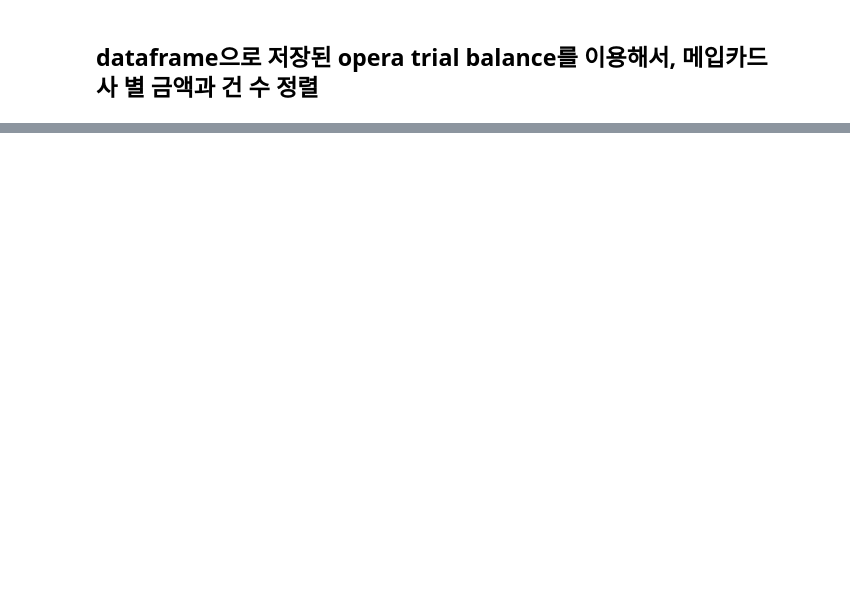
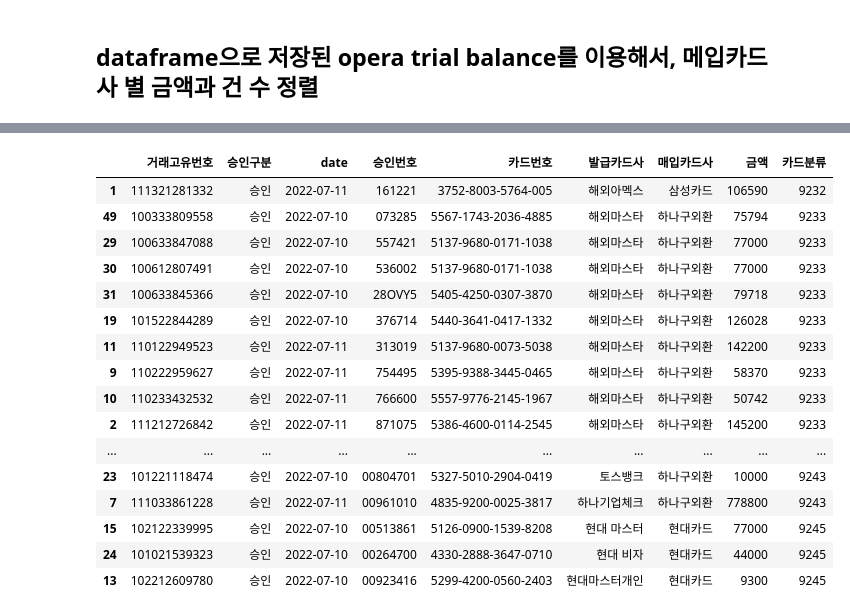
Before and after one commit to talhea/pycard, a Jupyter notebook: arranging_card_history.ipynb, the cells around one changed output, grey strips where cells are left out. Drawn from its saved outputs; the diff is of its cells as text; code cells hidden in the pictures; blank space fills up the shorter version.

```diff
--- a/arranging_card_history.ipynb
+++ b/arranging_card_history.ipynb
@@ -60,77 +62,95 @@ NH카드     21   2878266
 # %%
-# '발급카드사'를 바탕으로 EDI파일의 내용대로 분리
-# '발급카드사' series를 looping => 조건식으로 분류리스트를 만들어서 컬럼으로 추가
-
-# 카드분류 컬럼 추가
+# 6. EDI 엑셀에 입력하기위한 카드 분류
+# '카드분류' 컬럼 생성
 card_history_df['카드분류'] = '분류'        # 'LT', 'KEB', 'JCB', 'VISA', 'MASTER', 'SA', 'SS', 'SH', 'BC', 'KB', 'HD', 'NH', 'CITI'
 
 # 'LT'
 condition = (card_history_df['매입카드사'].str.startswith('롯데', na=False))
-bc_cards = card_history_df[condition].index.tolist()
-card_history_df.loc[bc_cards, '카드분류'] = '9244'
+collected_cards = card_history_df[condition].index.tolist()
+card_history_df.loc[collected_cards, '카드분류'] = '9244'
 
 # 'KEB'
 condition = (card_history_df['매입카드사'] == '하나구외환')  & (card_history_df['발급카드사'].str.startswith('하나', na=False) | card_history_df['발급카드사'].str.startswith('토스', na=False))
-bc_cards = card_history_df[condition].index.tolist()
-card_history_df.loc[bc_cards, '카드분류'] = '9243'
+collected_cards = card_history_df[condition].index.tolist()
+card_history_df.loc[collected_cards, '카드분류'] = '9243'
 
 # 'JCB'
 condition = (card_history_df['발급카드사'].str.contains('제이씨비', na=False))
-bc_cards = card_history_df[condition].index.tolist()
-card_history_df.loc[bc_cards, '카드분류'] = '9235'
+collected_cards = card_history_df[condition].index.tolist()
+card_history_df.loc[collected_cards, '카드분류'] = '9235'
 
 # 'VISA'
 condition = (card_history_df['발급카드사'].str.contains('해외비자', na=False))
-bc_cards = card_history_df[condition].index.tolist()
-card_history_df.loc[bc_cards, '카드분류'] = '9231'
+collected_cards = card_history_df[condition].index.tolist()
+card_history_df.loc[collected_cards, '카드분류'] = '9231'
 
 # 'MASTER'
 condition = (card_history_df['발급카드사'].str.contains('해외마스타', na=False))
-bc_cards = card_history_df[condition].index.tolist()
-card_history_df.loc[bc_cards, '카드분류'] = '9233'
+collected_cards = card_history_df[condition].index.tolist()
+card_history_df.loc[collected_cards, '카드분류'] = '9233'
 
 # 'SA'
 condition = (card_history_df['발급카드사'].str.contains('해외아멕스', na=False))
-bc_cards = card_history_df[condition].index.tolist()
-card_history_df.loc[bc_cards, '카드분류'] = '9232'
+collected_cards = card_history_df[condition].index.tolist()
+card_history_df.loc[collected_cards, '카드분류'] = '9232'
 
 # 'SS'
 condition = (card_history_df['발급카드사'].str.startswith('삼성', na=False)) & (card_history_df['발급카드사'].str.contains('비씨', na=False) == False)
-bc_cards = card_history_df[condition].index.tolist()
-card_history_df.loc[bc_cards, '카드분류'] = '9239'
+collected_cards = card_history_df[condition].index.tolist()
+card_history_df.loc[collected_cards, '카드분류'] = '9239'
 
 # 'SH'
 condition = (card_history_df['매입카드사'].str.startswith('신한', na=False))
-bc_cards = card_history_df[condition].index.tolist()
-card_history_df.loc[bc_cards, '카드분류'] = '9242'
+collected_cards = card_history_df[condition].index.tolist()
+card_history_df.loc[collected_cards, '카드분류'] = '9242'
 
 # 'BC'
 condition = (card_history_df['매입카드사'].str.startswith('비씨', na=False))      # 'CITI'씨티카드와 중복되지만, 'CITI'는 마지막에 다시 셋팅
-bc_cards = card_history_df[condition].index.tolist()
-card_history_df.loc[bc_cards, '카드분류'] = '9237'
+collected_cards = card_history_df[condition].index.tolist()
+card_history_df.loc[collected_cards, '카드분류'] = '9237'
 
 # 'KB'
 condition = (card_history_df['매입카드사'].str.startswith('국민', na=False))
-bc_cards = card_history_df[condition].index.tolist()
-card_history_df.loc[bc_cards, '카드분류'] = '9238'
+collected_cards = card_history_df[condition].index.tolist()
+card_history_df.loc[collected_cards, '카드분류'] = '9238'
 
 # 'HD'
 condition = (card_history_df['매입카드사'].str.startswith('현대', na=False))
-bc_cards = card_history_df[condition].index.tolist()
-card_history_df.loc[bc_cards, '카드분류'] = '9245'
+collected_cards = card_history_df[condition].index.tolist()
+card_history_df.loc[collected_cards, '카드분류'] = '9245'
 
 # 'NH'
 condition = (card_history_df['매입카드사'].str.startswith('NH', na=False))
-bc_cards = card_history_df[condition].index.tolist()
-card_history_df.loc[bc_cards, '카드분류'] = '9240'
+collected_cards = card_history_df[condition].index.tolist()
+card_history_df.loc[collected_cards, '카드분류'] = '9240'
 
 # 'CITI'
 condition = (card_history_df['발급카드사'].str.startswith('씨티', na=False)) & (card_history_df['발급카드사'].str.contains('비씨', na=False) == False)
-bc_cards = card_history_df[condition].index.tolist()
-card_history_df.loc[bc_cards, '카드분류'] = '9241'
+collected_cards = card_history_df[condition].index.tolist()
+card_history_df.loc[collected_cards, '카드분류'] = '9241'
+
+# 어제와 오늘 날짜의 파일이 섞여 있는 현 원본을 따로 저장
 
 
-# 어제와 오늘 날짜의 파일이 섞여 있는 현 원본을 따로 저장
+card_history_df.sort_values(['카드분류'])
+# %% [output]
+|  | 거래고유번호 | 승인구분 | date | 승인번호 | 카드번호 | 발급카드사 | 매입카드사 | 금액 | 카드분류 |
+| 1 | 111321281332 | 승인 | 2022-07-11 | 161221 | 3752-8003-5764-005 | 해외아멕스 | 삼성카드 | 106590 | 9232 |
+| 49 | 100333809558 | 승인 | 2022-07-10 | 073285 | 5567-1743-2036-4885 | 해외마스타 | 하나구외환 | 75794 | 9233 |
+| 29 | 100633847088 | 승인 | 2022-07-10 | 557421 | 5137-9680-0171-1038 | 해외마스타 | 하나구외환 | 77000 | 9233 |
+| 30 | 100612807491 | 승인 | 2022-07-10 | 536002 | 5137-9680-0171-1038 | 해외마스타 | 하나구외환 | 77000 | 9233 |
+| 31 | 100633845366 | 승인 | 2022-07-10 | 28OVY5 | 5405-4250-0307-3870 | 해외마스타 | 하나구외환 | 79718 | 9233 |
+| 19 | 101522844289 | 승인 | 2022-07-10 | 376714 | 5440-3641-0417-1332 | 해외마스타 | 하나구외환 | 126028 | 9233 |
+| 11 | 110122949523 | 승인 | 2022-07-11 | 313019 | 5137-9680-0073-5038 | 해외마스타 | 하나구외환 | 142200 | 9233 |
+| 9 | 110222959627 | 승인 | 2022-07-11 | 754495 | 5395-9388-3445-0465 | 해외마스타 | 하나구외환 | 58370 | 9233 |
+| 10 | 110233432532 | 승인 | 2022-07-11 | 766600 | 5557-9776-2145-1967 | 해외마스타 | 하나구외환 | 50742 | 9233 |
+| 2 | 111212726842 | 승인 | 2022-07-11 | 871075 | 5386-4600-0114-2545 | 해외마스타 | 하나구외환 | 145200 | 9233 |
+| ... | ... | ... | ... | ... | ... | ... | ... | ... | ... |
+| 23 | 101221118474 | 승인 | 2022-07-10 | 00804701 | 5327-5010-2904-0419 | 토스뱅크 | 하나구외환 | 10000 | 9243 |
+| 7 | 111033861228 | 승인 | 2022-07-11 | 00961010 | 4835-9200-0025-3817 | 하나기업체크 | 하나구외환 | 778800 | 9243 |
+| 15 | 102122339995 | 승인 | 2022-07-10 | 00513861 | 5126-0900-1539-8208 | 현대 마스터 | 현대카드 | 77000 | 9245 |
+| 24 | 101021539323 | 승인 | 2022-07-10 | 00264700 | 4330-2888-3647-0710 | 현대 비자 | 현대카드 | 44000 | 9245 |
+| 13 | 102212609780 | 승인 | 2022-07-10 | 00923416 | 5299-4200-0560-2403 | 현대마스터개인 | 현대카드 | 9300 | 9245 |
 # %%
 # 그룹핑
 grouped_df = card_history_df.groupby(['카드분류']).aggregate({'승인번호': 'count', '금액': 'sum'})
```
Also changed, not shown: parts of 4 cells of this notebook, 9 other files.
